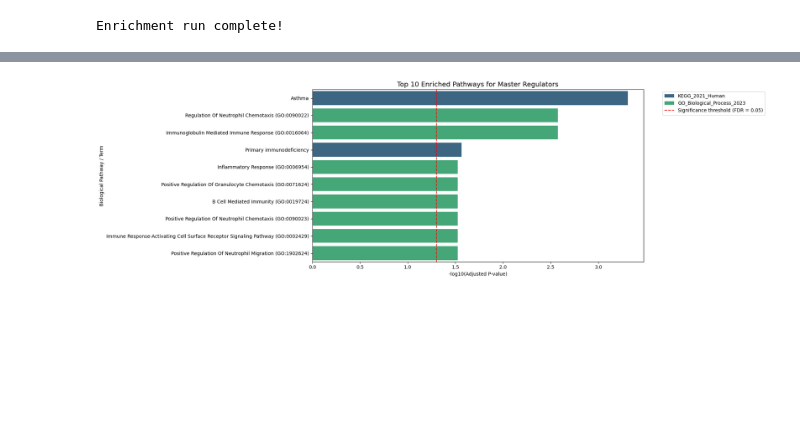
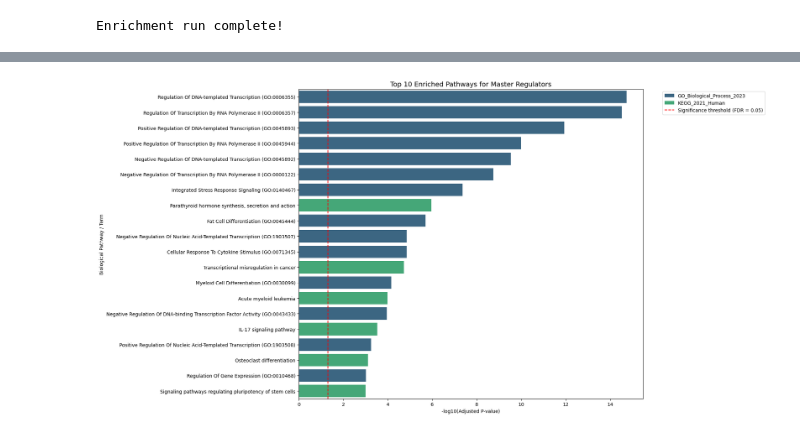
Before and after one commit to sybila/bioinformatics-summer-school, a Jupyter notebook: grn/02-arboreto-grn.ipynb, the cells around one changed output, grey strips where cells are left out. Saved outputs shown, nothing was run; the diff lists cells and outputs as text; code cells hidden in the pictures; blank space fills up the shorter version.

```diff
--- a/grn/02-arboreto-grn.ipynb
+++ b/grn/02-arboreto-grn.ipynb
@@ -54,7 +96,8 @@ Number of candidate TFs: 20
 print("Inferring toy GRN... (this should take 15-30 seconds)")
 toy_grn = grnboost2(
     expression_data=expression_df,
-    tf_names=candidate_tfs
+    tf_names=candidate_tfs,
+    seed=0 # Make sure to fix the seed to ensure deterministic results
 )
 
 # Rename the output columns for clarity
@@ -202,20 +265,36 @@ Prg2            52          1
 # %%
-# Calculate weighted PageRank (using 'Importance' as the transition weight)
-pagerank_scores = nx.pagerank(G_full, weight='Importance')
+# --- Filter to only nodes with out-degree >= 1 ---
+# Keep only nodes that have at least one outgoing edge
+nodes_with_outdeg = [n for n, d in G_full.out_degree() if d >= 1]
+G_filtered = G_full.subgraph(nodes_with_outdeg).copy()
+
+# Calculate weighted PageRank on the filtered graph (using 'Importance' as the transition weight)
+pagerank_scores = nx.pagerank(G_filtered, weight='Importance')
 
 # Add to our stats DataFrame
+# Only assign PageRank to nodes that are in the filtered graph; others get NaN
 degree_df['PageRank'] = pd.Series(pagerank_scores)
 
-# Scatter plot of Out-Degree vs. PageRank
+# Scatter plot of Out-Degree vs. PageRank (drop rows without a PageRank, i.e. excluded sinks)
+plot_df = degree_df.dropna(subset=['PageRank'])
+
 plt.figure(figsize=(8, 6))
-sns.scatterplot(data=degree_df, x='Out_Degree', y='PageRank', hue='Out_Degree', palette='viridis', size='PageRank', sizes=(20, 200))
+sns.scatterplot(
+    data=plot_df,
+    x='Out_Degree',
+    y='PageRank',
+    hue='Out_Degree',
+    palette='viridis',
+    size='PageRank',
+    sizes=(20, 200),
+)
 
 # Label the top 5 TFs by PageRank
-top_tfs = degree_df.sort_values(by='PageRank', ascending=False).head(5)
+top_tfs = plot_df.sort_values(by='PageRank', ascending=False).head(5)
 for gene, row in top_tfs.iterrows():
     plt.text(row['Out_Degree'] + 0.5, row['PageRank'], gene, fontsize=9, weight='bold')
 
-plt.title("Out-Degree vs. PageRank Centrality")
+plt.title("Out-Degree vs. PageRank Centrality (Out-Degree ≥ 1)")
 plt.xlabel("Out-Degree (Number of Targets)")
 plt.ylabel("PageRank Score")
 plt.show()
@@ -244,9 +331,10 @@ Name: Betweenness, dtype: float64
 # %%
 import gseapy as gp
 # %%
-# Extract top 30 regulators
-top_regulators = degree_df.sort_values(by='Out_Degree', ascending=False).head(30).index.tolist()
+# Extract top 30 regulators (i.e., all for the toy network)
+#top_regulators = degree_df.sort_values(by='Out_Degree', ascending=False).head(100).index.tolist()
+top_regulators = degree_df.sort_values(by='Betweenness', ascending=False)['Betweenness'].head(30).index.tolist()
 
-print(f"Top 30 Regulators to test: \n{top_regulators}")
+print(f"Top {len(top_regulators)} Regulators to test: \n{top_regulators}")
 # %% [output]
 Top 30 Regulators to test:
@@ -257,7 +345,7 @@ try:
     enr = gp.enrichr(
         gene_list=top_regulators,
         gene_sets=['GO_Biological_Process_2023', 'KEGG_2021_Human'],
-        organism='human',  # Change to 'mouse' if applicable
+        organism='mouse',
         outdir=None        # Keep results in memory instead of writing files to disk
     )
 
@@ -296,31 +384,31 @@ Found 12 significantly enriched pathways.
 # %%
 if not sig_enrichment.empty:
     # Select top 10 rows
-    plot_data = sig_enrichment.head(10).copy()
+    plot_data = sig_enrichment.head(20).copy()
 
     # Calculate -log10 Adjusted P-value
     plot_data['-log10_Adj_P'] = -np.log10(plot_data['Adjusted P-value'])
 
     # Draw plot
-    plt.figure(figsize=(20, 6))
+    plt.figure(figsize=(20, 10))
     sns.barplot(
         data=plot_data,
         x='-log10_Adj_P',
         y='Term',
         hue='Gene_set',
         dodge=False,
         palette='viridis'
     )
 
     plt.axvline(x=-np.log10(0.05), color='red', linestyle='--', label='Significance threshold (FDR = 0.05)')
     plt.title("Top 10 Enriched Pathways for Master Regulators", fontsize=14)
     plt.xlabel("-log10(Adjusted P-value)")
     plt.ylabel("Biological Pathway / Term")
     plt.legend(bbox_to_anchor=(1.05, 1), loc='upper left')
     plt.tight_layout()
     plt.show()
 else:
     print("No terms were significantly enriched below FDR 0.05.")
     print("Try increasing your candidate master regulator list (e.g., top 50 or 100 TFs).")
 # %% [output]
-[figure, old version]
+[figure, new version]
```
Also changed, not shown: parts of 24 cells of this notebook, 3 other files.
